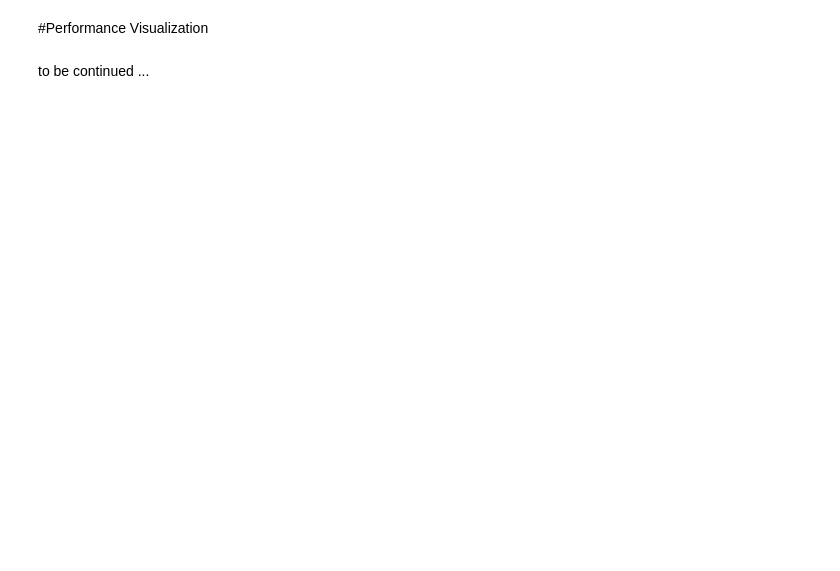
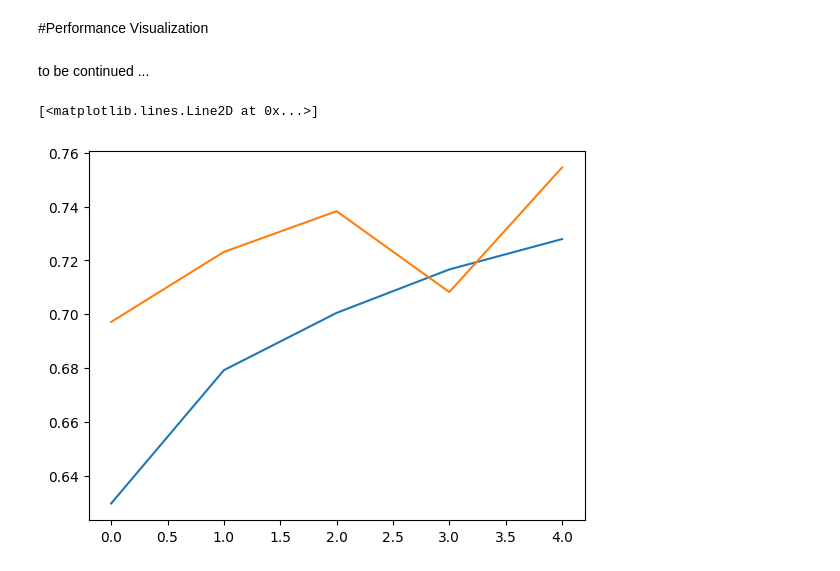
Before and after one commit to Shubhadip1004/SniffAI, a Jupyter notebook: SniffAI.ipynb, the cells around one changed output. Drawn from its saved outputs; the diff is of its cells as text; code cells hidden in the pictures; blank space fills up the shorter version.

```diff
--- a/SniffAI.ipynb
+++ b/SniffAI.ipynb
@@ -136,7 +169,7 @@ x = base_model(x, training=False)
 x = GlobalAveragePooling2D()(x)
 x = BatchNormalization()(x)
 
-x = Dense(256, activation='relu')(x)
+x = Dense(128, activation='relu')(x)
 x = BatchNormalization()(x)
 x = Dropout(0.4)(x)
 
@@ -146,10 +182,12 @@ model = keras.Model(inputs, outputs)
+# %%
+loss = keras.losses.SparseCategoricalCrossentropy()
 # %%
 model.compile(
-    optimizer=keras.optimizers.Adam(1e-4),
-    loss='sparse_categorical_crossentropy',
+    optimizer=keras.optimizers.Adam(9e-5),
+    loss=loss,
     metrics=['accuracy']
 )
 # %%
-history1 = model.fit(train_ds, epochs=5, validation_data=test_ds)
+history1 = model.fit(train_ds, epochs=5, validation_data=test_ds, callbacks=callbacks_list)
 # %% [output]
 Epoch 1/5
@@ -212,0 +252,6 @@ to be continued ...
+# %%
+plt.plot(history1.history['accuracy'])
+plt.plot(history1.history['val_accuracy'])
+# %% [output]
+[<matplotlib.lines.Line2D at 0x...>]
+[figure, added]
```
Also changed, not shown: parts of 18 cells of this notebook, 5 other files.
